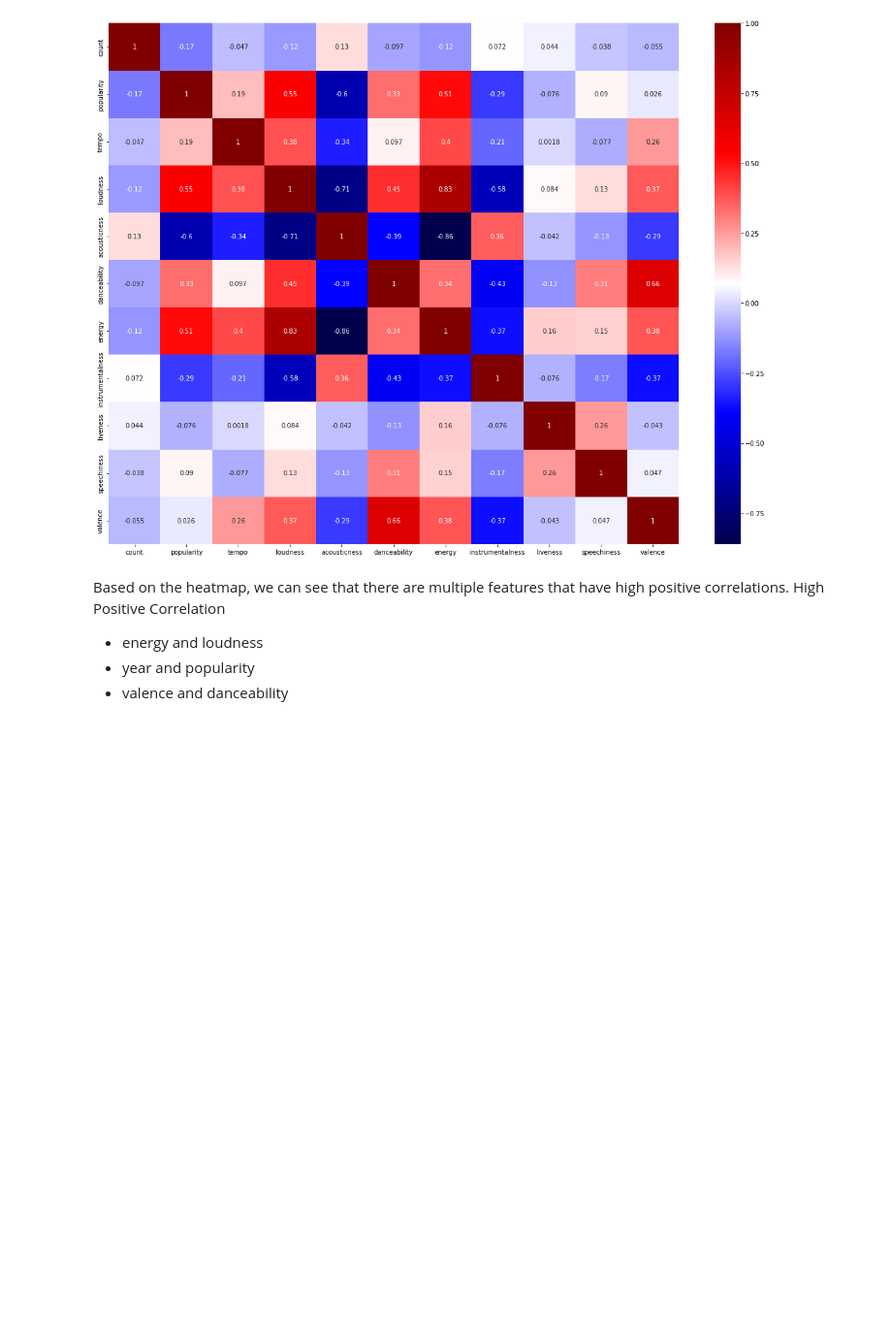
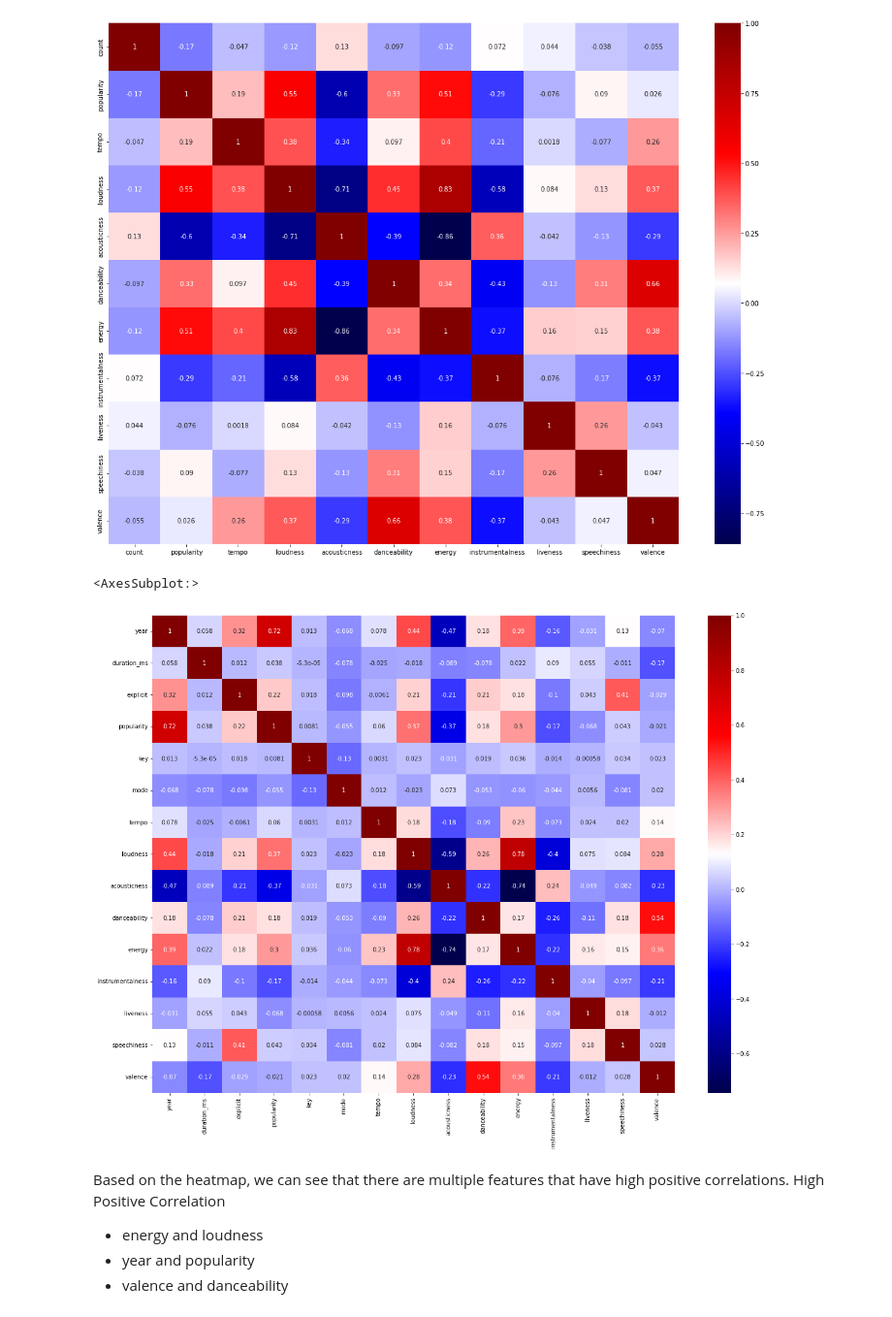
Before and after one commit to justinszaro/music-recommendations-machine-learning, a Jupyter notebook: music.ipynb, the cells around one changed output. Shown at 97% size. Drawn from its saved outputs; the diff is of its cells as text; code cells hidden in the pictures; blank space fills up the shorter version.

```diff
--- a/music.ipynb
+++ b/music.ipynb
@@ -426,6 +448,12 @@ sns.heatmap(artists_copy.corr(), cmap='seismic', annot=True)
 # %% [output]
 <AxesSubplot:>
 [figure]
+# %%
+plt.figure(figsize=(20, 15))
+sns.heatmap(data_copy.corr(), cmap='seismic', annot=True)
+# %% [output]
+<AxesSubplot:>
+[figure, added]
 # %% [markdown]
 Based on the heatmap, we can see that there are multiple features that have high positive correlations.
 High Positive Correlation
```
Also changed, not shown: parts of 17 cells of this notebook.
